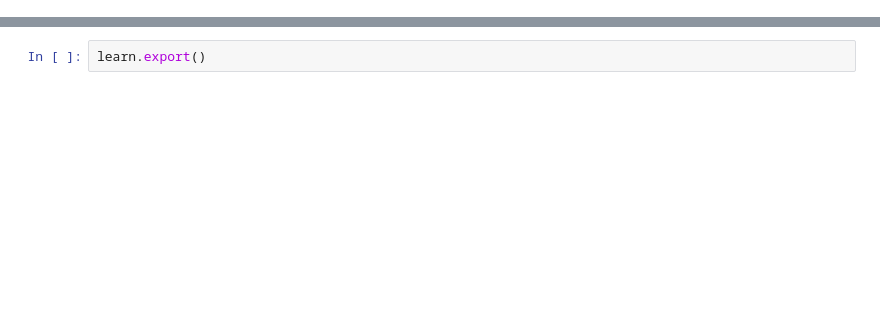
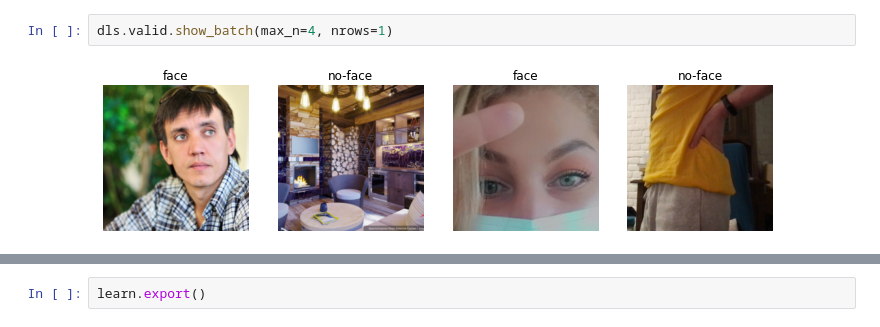
Before and after one commit to gapon/pomodoro_tracker, a Jupyter notebook: train_model.ipynb, the cells around one changed output, grey strips where cells are left out. Drawn from its saved outputs; the diff is of its cells as text; blank space fills up the shorter version.

```diff
--- a/train_model.ipynb
+++ b/train_model.ipynb
@@ -25 +16,5 @@ data.show_batch(rows=4, figsize=(10,10))
+# %%
+dls.valid.show_batch(max_n=4, nrows=1)
+# %% [output]
+[figure, added]
 # %%
```
Also changed, not shown: parts of 27 cells of this notebook.
